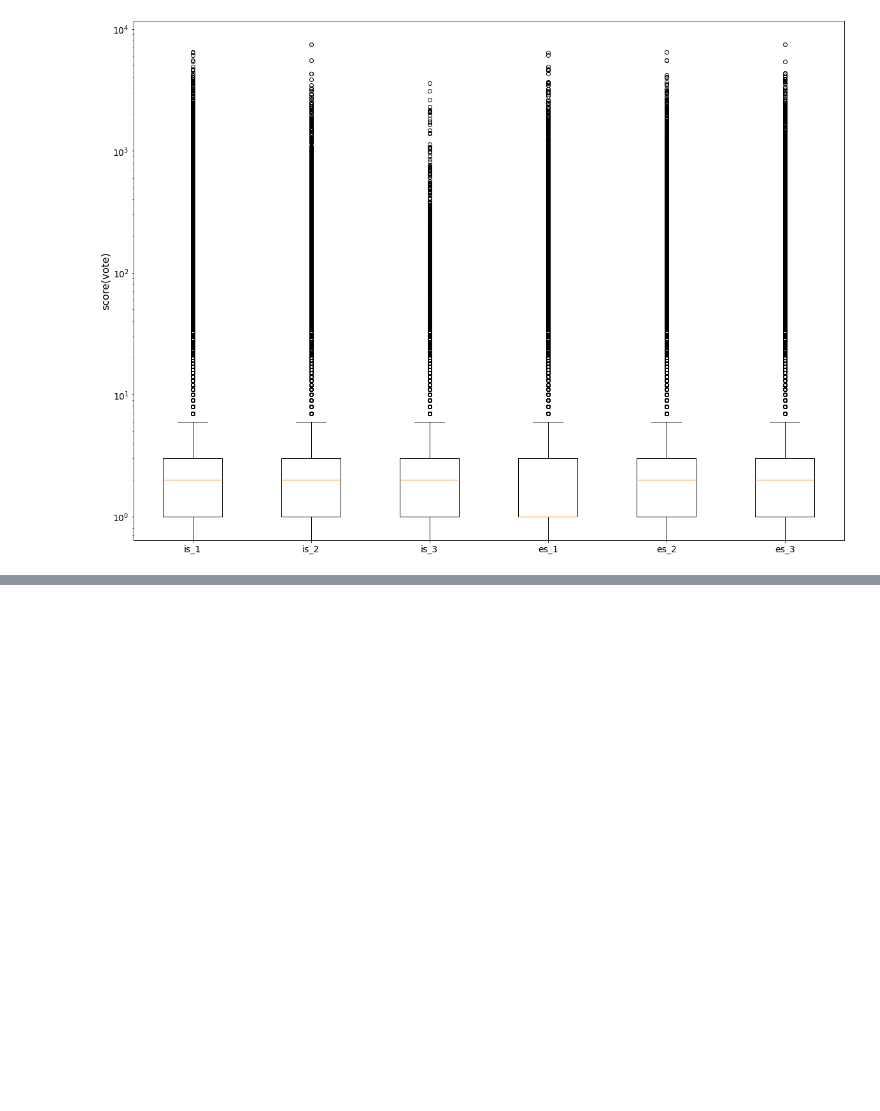
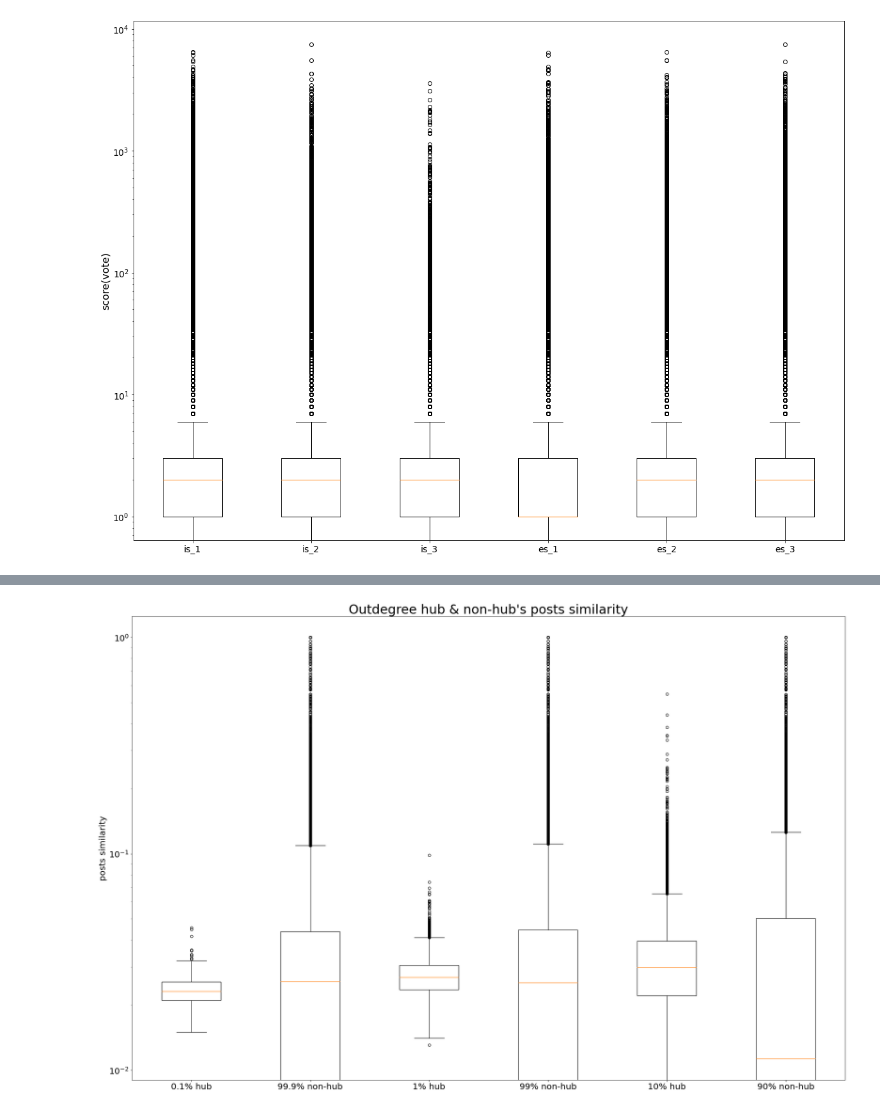
Before and after one commit to tr0up2r/plotting-and-graph-analysis, a Jupyter notebook: boxplot.ipynb, the cells around one changed output, grey strips where cells are left out. Saved outputs shown, nothing was run; the diff lists cells and outputs as text; code cells hidden in the pictures; blank space fills up the shorter version.

```diff
--- a/boxplot.ipynb
+++ b/boxplot.ipynb
@@ -122,0 +204,34 @@ draw_boxplot(result_list3, "Boxplot Support Score - Vote (without ALL Moderators
+# %%
+# pymysql을 이용한 db connection.
+connection = cn.make_connection('connection.csv')
+
+cursors = []
+sqls = []
+results = []
+result_list = []
+for i in range(6):
+    cursors.append(connection.cursor(pymysql.cursors.DictCursor))
+
+sqls.append('select m.posts_similarity from nodes n, mentor m where n.node_id = m.author and n.top_k_outdegree = 0.1 and m.posts_similarity is not null;')
+sqls.append('select m.posts_similarity from nodes n, mentor m where n.node_id = m.author and n.top_k_outdegree > 0.1 and m.posts_similarity is not null;')
+sqls.append('select m.posts_similarity from nodes n, mentor m where n.node_id = m.author and n.top_k_outdegree <= 1 and m.posts_similarity is not null;')
+sqls.append('select m.posts_similarity from nodes n, mentor m where n.node_id = m.author and n.top_k_outdegree > 1 and m.posts_similarity is not null;')
+sqls.append('select m.posts_similarity from nodes n, mentor m where n.node_id = m.author and n.top_k_outdegree <= 10 and m.posts_similarity is not null;')
+sqls.append('select m.posts_similarity from nodes n, mentor m where n.node_id = m.author and n.top_k_outdegree > 10 and m.posts_similarity is not null;')
+
+for i in range(6):
+    cursors[i].execute(sqls[i])
+    # result가 dict 형태로 return.
+    results.append(cursors[i].fetchall())
+
+connection.close()
+
+for i in range(6):
+    results[i] = pd.DataFrame(results[i])
+    # decimal을 float형으로 형 변환.
+    results[i] = results[i].apply(pd.to_numeric, downcast='float')
+    result_list.append(list(np.array(results[i]['posts_similarity'].tolist())))
+# %%
+draw_boxplot_for_hub(result_list, "Outdegree hub & non-hub's posts similarity", xlabel, 'posts similarity')
+# %% [output]
+[figure, added]
```
Also changed, not shown: parts of 25 cells of this notebook, 1 other file.
